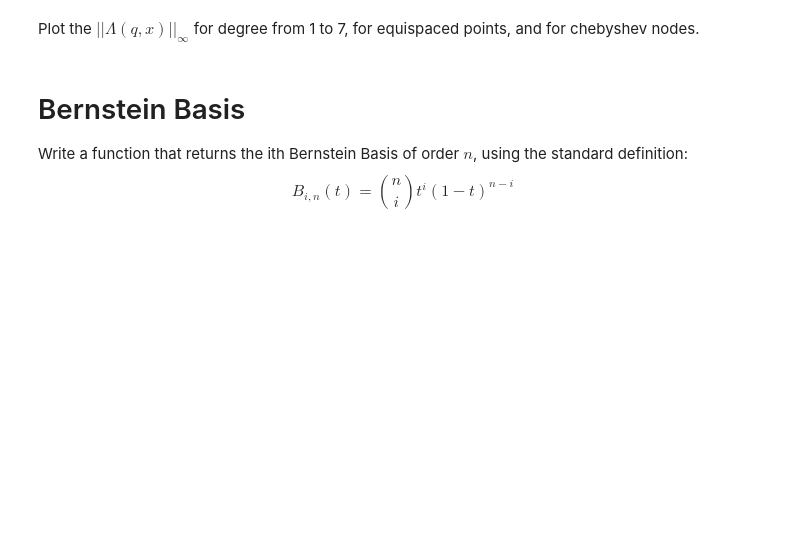
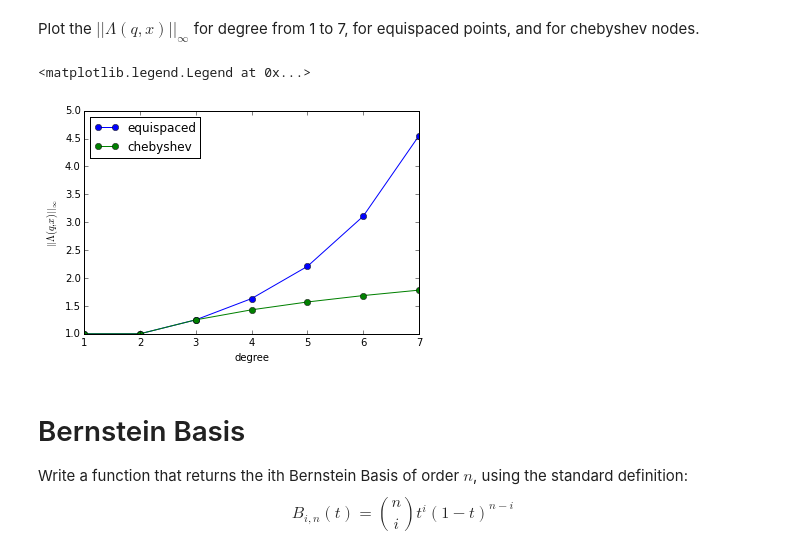
Before and after one commit to pdicerbo/P1.4, a Jupyter notebook: Basics/D2-exercises.ipynb, the cells around one changed output. Cells and saved outputs as stored; diff of their text form; code cells hidden in the pictures; blank space fills up the shorter version.

```diff
--- a/Basics/D2-exercises.ipynb
+++ b/Basics/D2-exercises.ipynb
@@ -153,7 +154,7 @@ assert_almost_equal(function_norm(lambda_function(xi),xi[0],xi[-1]),1.5701674884
 Evaluate the $||\Lambda(q)||_{\infty}$ for degree from 1 to 7, for equispaced points, and for chebyshev nodes. Store the corresponding values in two different arrays `norm_l_eq`, and `norm_l_ch`.
 # %%
 norm_l_eq = array([ function_norm( lambda_function(linspace(0, 1, i)), 0, 1, 12) for i in arange(1, 8)])
-norm_l_ch = array([ function_norm( lambda_function(chebyshev_nodes(i)), 0, 1, 12) for i in arange(1, 8)])
+norm_l_ch = array([ function_norm( lambda_function(chebyshev_nodes(i)), chebyshev_nodes(i).min(), chebyshev_nodes(i).max(), 12) for i in arange(1, 8)])
 # %%
 assert_almost_equal(norm_l_eq,[1.,1.,1.25,1.63113031,2.2078244,3.10630116,4.54934179], decimal=5)
 assert_almost_equal(norm_l_ch,[1.,1.,1.25,1.42987272,1.57016749,1.68514046,1.78252989], decimal=5)
@@ -170,3 +163,14 @@ raise NotImplementedError()
+# %%
+degree = arange(1,8)
+
+plot(degree, norm_l_eq, '-o', label = 'equispaced')
+plot(degree, norm_l_ch, '-o', label = 'chebyshev')
+plt.xlabel('degree')
+plt.ylabel('$|| \Lambda (q, x) ||_\infty$')
+plt.legend(bbox_to_anchor=(.365, 1.))
+# %% [output]
+<matplotlib.legend.Legend at 0x...>
+[figure, added]
 # %% [markdown]
 # Bernstein Basis
 Write a function that returns the ith Bernstein Basis of order $n$, using the standard definition:
```
Also changed, not shown: parts of 6 cells of this notebook.
